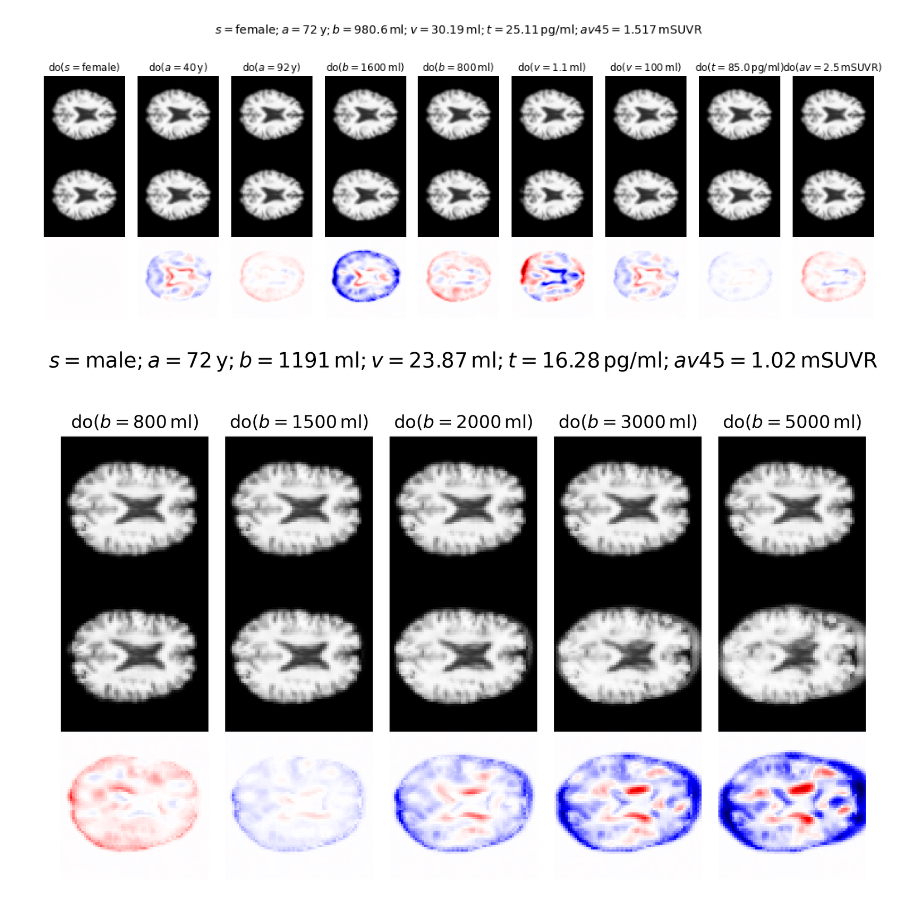
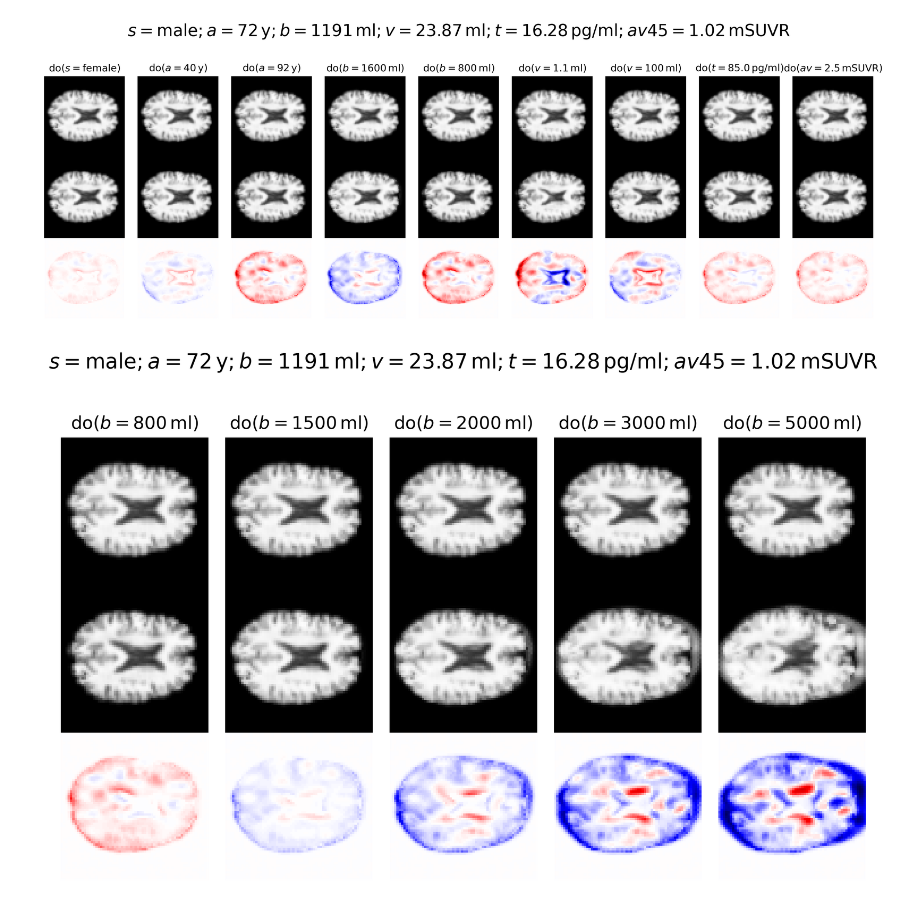
Before and after one commit to aay993/counterfactual_AD, a Jupyter notebook: deepscm/experiments/plotting/ukbb/interactive_plots_3.ipynb, the cells around one changed output. Cells and saved outputs as stored; diff of their text form; code cells hidden in the pictures.

```diff
--- a/deepscm/experiments/plotting/ukbb/interactive_plots_3.ipynb
+++ b/deepscm/experiments/plotting/ukbb/interactive_plots_3.ipynb
@@ -1,26 +1,26 @@
 # %%
 %matplotlib inline
 
 from plotting_helper import plot_gen_intervention_range, interactive_plot
 
-idx = 3
+idx = 5
 model_name = 'ConditionalVISEM'
 
 interventions = [
     {'sex': 1.},
     {'age': 40.},
     {'age': 92.},
     {'brain_volume': 1600000.},
     {'brain_volume': 800000.},
     {'ventricle_volume': 1100.},
     {'ventricle_volume': 100000.},
     {'tau': 85.},
     {'av45': 2.5},
 ]
 
 plot_gen_intervention_range(model_name, interventions, idx, normalise_all=True, num_samples=32)
 # %% [output]
-[figure, old version]
+[figure, new version]
 # %%
 %matplotlib inline
 
```
Also changed, not shown: parts of 1 cell of this notebook, 12 other files.
